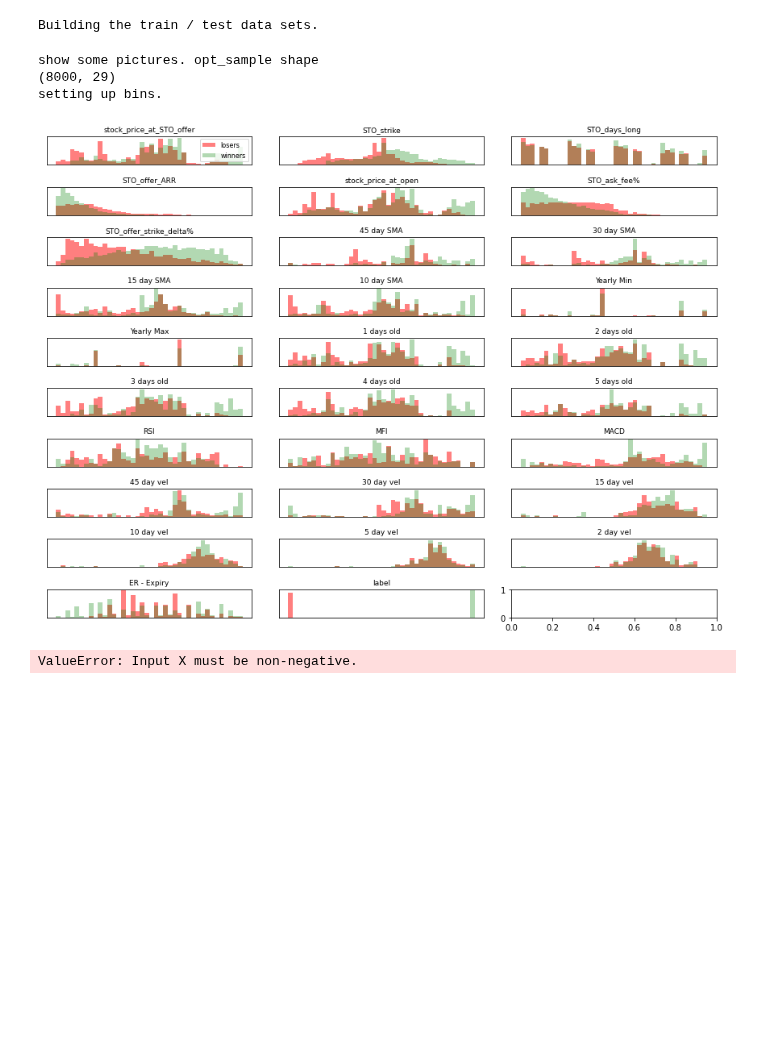
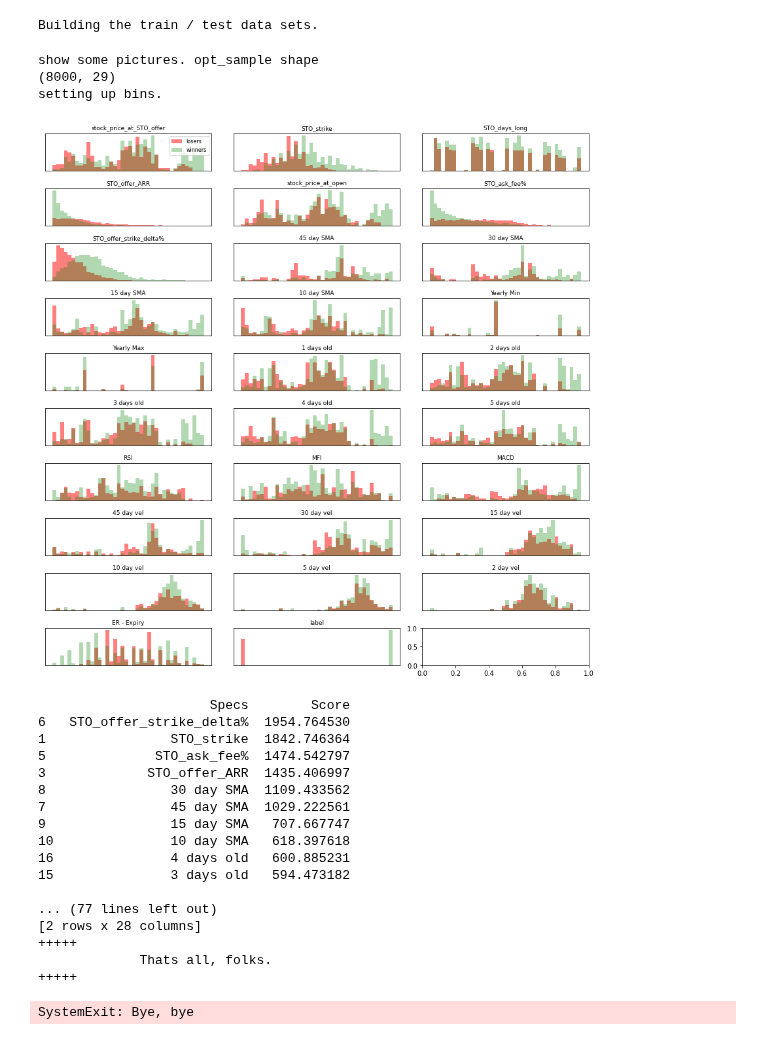
Before and after one commit to CajunCal/OptionTradingNotebooksXOM, a Jupyter notebook: DataGlue040.ipynb, the cells around one changed output. Saved outputs shown, nothing was run; the diff lists cells and outputs as text; code cells hidden in the pictures; blank space fills up the shorter version.

Commit message:
Started TradeProfile Stats
Renamed my demo binders to:
OptionsBuildFeatures
OptionsSelectFeatures
OptionsTrainLearners

```diff
--- a/DataGlue040.ipynb
+++ b/DataGlue040.ipynb
@@ -417,7 +418,7 @@ def Chart_Features_2Plot(features, base_curve):
    # 2. Plot 3 cols of charts, as many as needed.
    # 3. Red is price, green is the feature.
    print('show me some feature pix')
-   fig,axes =plt.subplots(10,3, figsize=(12, 15)) # 3 columns each containing 10 figures, total 30 features
+   fig,axes =plt.subplots(10,3, figsize=(12, 25)) # 3 columns each containing 10 figures, total 30 features
    winners = opt_sample[opt_sample['label']==1]    # define winners
    losers  = opt_sample[opt_sample['label']==0]    # define losers
    #print('winners = ')
@@ -425,7 +426,7 @@ def Chart_Features_2Plot(features, base_curve):
 
    winners = winners.to_numpy()
    losers  = losers.to_numpy()
-   opt_np = opt_sample.to_numpy()
+   opt_np  = opt_sample.to_numpy()
 
    ax=axes.ravel()# flat axes with numpy ravel
 
@@ -433,7 +434,7 @@ def Chart_Features_2Plot(features, base_curve):
      _,bins=np.histogram(opt_np[:,i],bins=40)
 
      ax[i].hist(losers[:,i],bins=bins,color='r',alpha=.5)# red color for malignant class
-     ax[i].hist(winners[:,i],bins=bins,color='g',alpha=0.3)# alpha is           for transparency in the overlapped region
+     ax[i].hist(winners[:,i],bins=bins,color='g',alpha=0.3)# alpha is for transparency in the overlapped region
      print('assigned histogram, now try labels.')
      ax[i].set_title(opt_sample.columns.values[i],fontsize=9)
      ax[i].axes.get_xaxis().set_visible(False) # the x-axis co-ordinates are not so useful, as we just want to look how well separated the histograms are
@@ -445,7 +446,7 @@ def Chart_Features_2Plot(features, base_curve):
 def Chart_Feature_Label_Separation(opt_sample):
    print('show some pictures. opt_sample shape')
    print(opt_sample.shape)
-   fig,axes =plt.subplots(10,3, figsize=(12, 9)) # 3 columns each containing 9 figures, total 27 features
+   fig,axes =plt.subplots(10,3, figsize=(12, 20)) # 3 columns each containing 9 figures, total 27 features
    winners = opt_sample[opt_sample['label']==1]    # define winners
    losers  = opt_sample[opt_sample['label']==0]    # define losers
    #print('winners = ')
@@ -673,14 +674,14 @@ Chart_Feature_Label_Separation(opt_sample)
 X = X_train  #independent columns
 y = y_train  #target column i.e price range
 #apply SelectKBest class to extract top 10 best features
-best_features = SelectKBest(score_func=chi2, k=10)
+best_features = SelectKBest(score_func = f_classif, k=10)
 fit = best_features.fit(X_train,y_train)
 
 feature_scores = pd.DataFrame(fit.scores_)
 feature_cols   = pd.DataFrame(X_train.columns)
 #concat two dataframes for better visualization
-featureScores = pd.concat([dfeature_cols,feature_scores],axis=1)
-featureScores.columns = ['Specs','Score']  #naming the dataframe columns
+featureScores = pd.concat([feature_cols,feature_scores],axis=1)
+featureScores.columns = ['Specs','Score']  #name the dataframe columns
 print(featureScores.nlargest(10,'Score'))  #print 10 best features
 
 
@@ -715,24 +716,22 @@ predictions.to_csv('learner_predswlabels.csv')
 
 #********************
 #
-# Feature Reduction
-# 1. Filter method. Run df.corr then pick features with abs(corr to label) > 0.5. Manual by inspection.
-# 2. Wrapper method. Feed features to a learner sequentially until accuracy maxes.
-#                    Backward Elimination - Start with all features. Eliminate weakest feature until model perofrmance peaks.
-#                    Recursive Feature Elimination (RFE)
-# 3. Embedded Method
-# SelectKBest
-# Corer Matrix with Heatmap
+# Feature Selection / Reduction
+#
+# 1. Univariate ranking - SelectKBest
+# 2. Correlation Ranking - Seaborn heat map
+# 3. RFE
+#
 #********************
 
 #apply SelectKBest class to extract top 10 best features
-bestfeatures = SelectKBest(score_func=chi2, k=10)
+bestfeatures = SelectKBest(k=10)
 fit = bestfeatures.fit(X_train,y_train)
-dfscores = pd.DataFrame(fit.scores_)
+dfscores  = pd.DataFrame(fit.scores_)
 dfcolumns = pd.DataFrame(X_train.columns)
 #concat two dataframes for better visualization
 featureScores = pd.concat([dfcolumns,dfscores],axis=1)
-featureScores.columns = ['Specs','Score']  #naming the dataframe columns
+featureScores.columns = ['Specs','Score']  #name the dataframe columns
 print(featureScores.nlargest(10,'Score'))  #print 10 best features
 
 #********************
@@ -759,35 +758,50 @@ print('scaler.mean_ = ', scaler.mean_)
 opt_sample_xform = scaler.transform(opt_sample_nda)
 
 pca_n2 = PCA(n_components = 2)
 PrincipalComponents_options = pca_n2.fit_transform(opt_sample_xform)  #Try with with plain opt_sample_nda
 
 opt_PC_df = pd.DataFrame(data = PrincipalComponents_options, columns = ['principal component 1', 'principal component 2'])
 opt_PC_df.tail() # for visual inspection
 print('Explained variance per PC: {}'.format(pca_n2.explained_variance_))
 
 print('pca components')
 print(pca_n2.components_)
 print()
 PCA_factors = pd.DataFrame()
 PCA_factors = pd.DataFrame(pca_n2.components_,columns=opt_sample_nolabel.columns,index = ['PC-1','PC-2'])
 print(PCA_factors)
 
 PCA_factors.to_csv('PCA_factors.csv')
 
 print('+++++')
 print('             Thats all, folks.')
 print('+++++')
 
-sys.exit('Bye, bye')
-
 #********************
 #
-# Dimensionality Reduction - Idenrtify and remove features with low information.
+# Dimensionality Reduction - Identify and remove features with low information.
 #
 #********************
 # %% [output]
 show some pictures. opt_sample shape
 (8000, 29)
 setting up bins.
-[figure, old version]
+[figure, new version]
-ValueError: Input X must be non-negative.
+                      Specs        Score
+6   STO_offer_strike_delta%  1954.764530
+1                STO_strike  1842.746364
+5              STO_ask_fee%  1474.542797
+3             STO_offer_ARR  1435.406997
+8                30 day SMA  1109.433562
+7                45 day SMA  1029.222561
+9                15 day SMA   707.667747
+10               10 day SMA   618.397618
+16               4 days old   600.885231
+15               3 days old   594.473182
+
+... (77 lines left out)
+[2 rows x 28 columns]
++++++
+             Thats all, folks.
++++++
+SystemExit: Bye, bye
```
Also changed, not shown: parts of 3 cells of this notebook, 13 other files.
